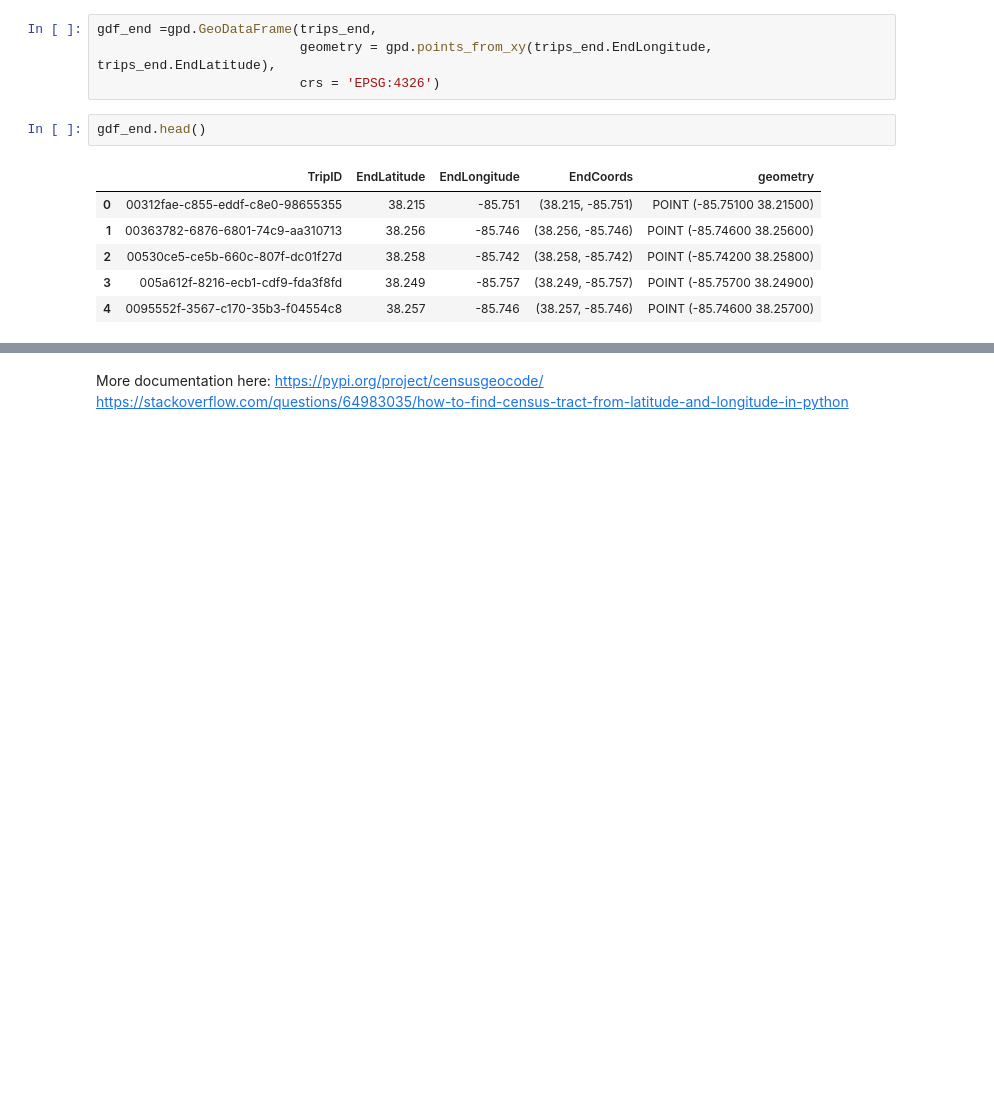
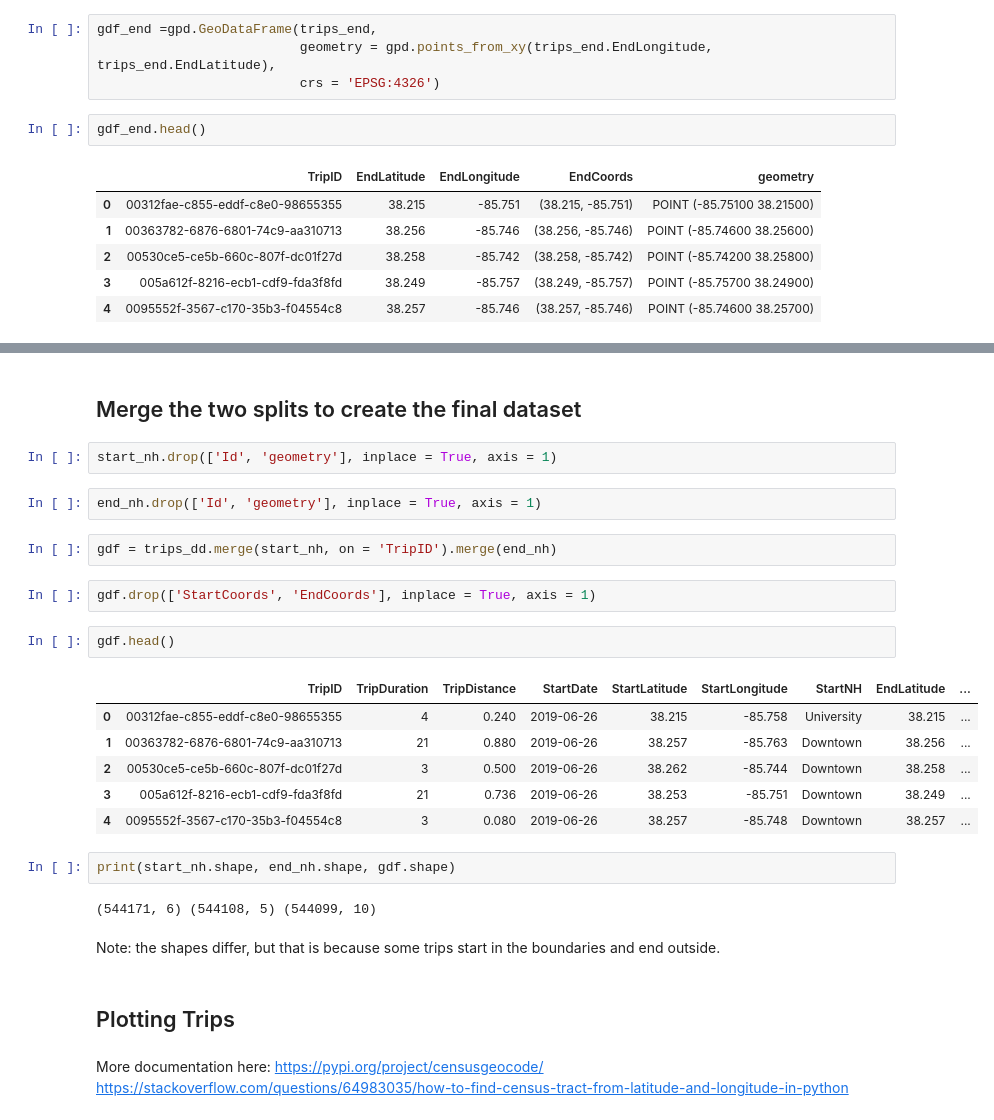
Before and after one commit to abhiram540/TripDataAnalysis-CityOfLouisville-DocklessVehicles, a Jupyter notebook: 7.6 Capstone Two Data Wrangling.ipynb, the cells around one changed output, grey strips where cells are left out. Cells and saved outputs as stored; diff of their text form; blank space fills up the shorter version.

Commit message:
Intersect GDF and Shapefile
Intersect Starting Points
Intersect End Points
Merge the two splits to create the final dataset

merged GDF and shapefile

```diff
--- a/7.6 Capstone Two Data Wrangling.ipynb
+++ b/7.6 Capstone Two Data Wrangling.ipynb
@@ -986,3 +1036,30 @@ gdf_end.head()
+# %% [markdown]
+## Merge the two splits to create the final dataset
+# %%
+start_nh.drop(['Id', 'geometry'], inplace = True, axis = 1)
+# %%
+end_nh.drop(['Id', 'geometry'], inplace = True, axis = 1)
+# %%
+gdf = trips_dd.merge(start_nh, on = 'TripID').merge(end_nh)
+# %%
+gdf.drop(['StartCoords', 'EndCoords'], inplace = True, axis = 1)
+# %%
+gdf.head()
+# %% [output]
+|  | TripID | TripDuration | TripDistance | StartDate | StartLatitude | StartLongitude | StartNH | EndLatitude | ... |
+| 0 | 00312fae-c855-eddf-c8e0-98655355 | 4 | 0.240 | 2019-06-26 | 38.215 | -85.758 | University | 38.215 | ... |
+| 1 | 00363782-6876-6801-74c9-aa310713 | 21 | 0.880 | 2019-06-26 | 38.257 | -85.763 | Downtown | 38.256 | ... |
+| 2 | 00530ce5-ce5b-660c-807f-dc01f27d | 3 | 0.500 | 2019-06-26 | 38.262 | -85.744 | Downtown | 38.258 | ... |
+| 3 | 005a612f-8216-ecb1-cdf9-fda3f8fd | 21 | 0.736 | 2019-06-26 | 38.253 | -85.751 | Downtown | 38.249 | ... |
+| 4 | 0095552f-3567-c170-35b3-f04554c8 | 3 | 0.080 | 2019-06-26 | 38.257 | -85.748 | Downtown | 38.257 | ... |
+# %%
+print(start_nh.shape, end_nh.shape, gdf.shape)
+# %% [output]
+(544171, 6) (544108, 5) (544099, 10)
+# %% [markdown]
+Note: the shapes differ, but that is because some trips start in the boundaries and end outside.
+# %% [markdown]
+## Plotting Trips
 # %% [markdown]
 More documentation here: https://pypi.org/project/censusgeocode/
 https://stackoverflow.com/questions/64983035/how-to-find-census-tract-from-latitude-and-longitude-in-python
```
Also changed, not shown: parts of 16 cells of this notebook.
